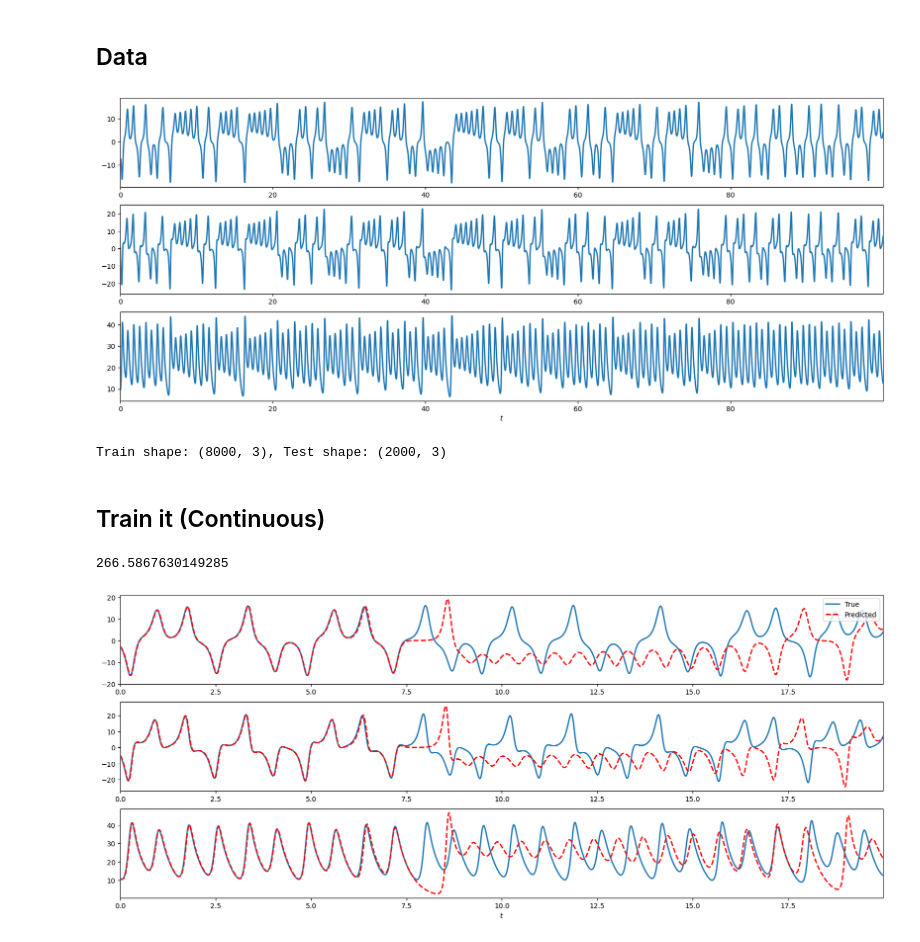
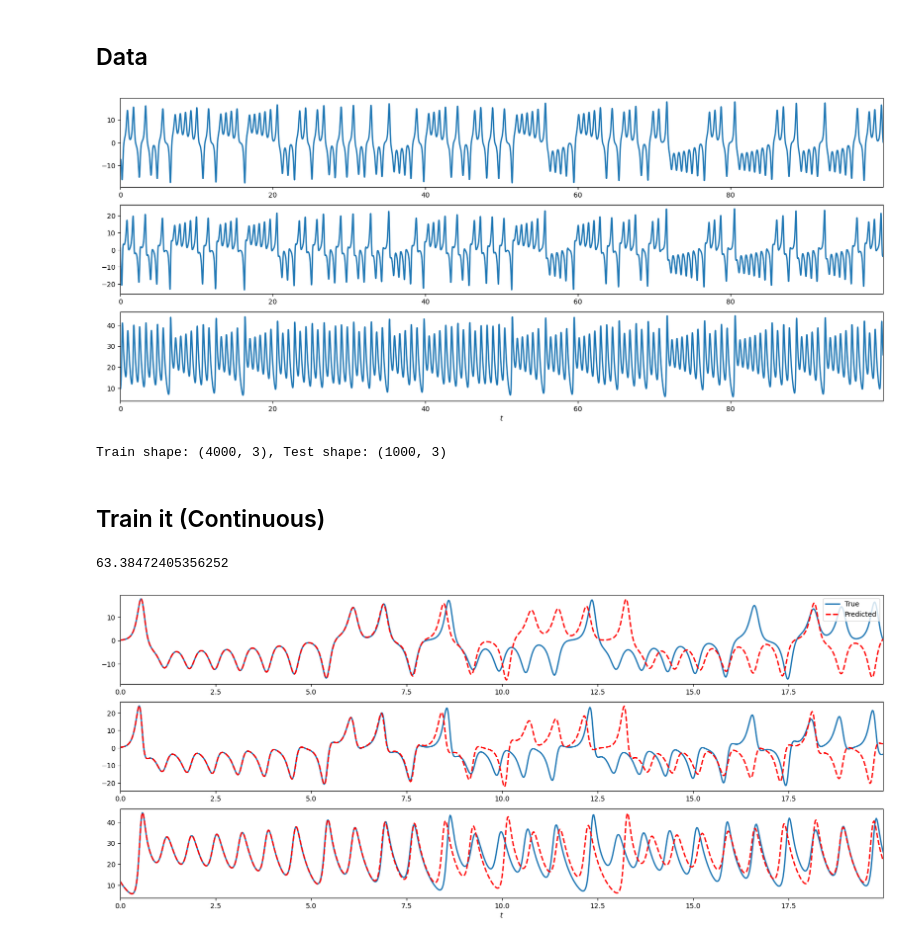
Before and after one commit to Jan-Williams/OpenReservoirComputing, a Jupyter notebook: examples/continuous_rc.ipynb, the cells around one changed output. Cells and saved outputs as stored; diff of their text form; code cells hidden in the pictures.

```diff
--- a/examples/continuous_rc.ipynb
+++ b/examples/continuous_rc.ipynb
@@ -28,7 +26,7 @@ The autoreload extension is already loaded. To reload it, use:
 ## Data
 # %%
 tN = 100.0
-dt = 0.01
+dt = 0.02
 test_perc = 0.2
 U,t = orc.data.lorenz63(tN=tN, dt=dt)
 vis.plot_time_series(U,t)
@@ -42,7 +40,7 @@ t_test = jnp.arange(U_test.shape[0]) * dt
 
 print(f"Train shape: {U_train.shape}, Test shape: {U_test.shape}")
 # %% [output]
-[figure, old version]
+[figure, new version]
-Train shape: (8000, 3), Test shape: (2000, 3)
+Train shape: (4000, 3), Test shape: (1000, 3)
 # %% [markdown]
 ## Train it (Continuous)
@@ -84,18 +47,18 @@ def train_CESN_forecaster(model, train_seq, train_ts):
 # %%
 esn = orc.models.CESNForecaster(data_dim=U_train.shape[1], res_dim=200, gamma = 50.0)
-esn, R = train_CESN_forecaster(model=esn,train_seq=U_train, train_ts = t_train)
+esn, R = orc.models.train_CESNForecaster(model=esn,train_seq=U_train, t_train = t_train)
 # %%
 print(jnp.linalg.norm(esn.readout.wout))
 # %% [output]
-266.5867630149285
+63.38472405356252
 # %%
 U_pred = esn.forecast(ts = t_test, res_state=R[-1])
 
 vis.plot_time_series(
-    [U_test[1:],U_pred],
-    t_test[1:],
+    [U_test,U_pred],
+    t_test,
     line_formats=["-", "r--"],
     time_series_labels=["True", "Predicted"]
 )
 # %% [output]
-[figure, old version]
+[figure, new version]
```
Also changed, not shown: parts of 3 cells of this notebook, 4 other files.
